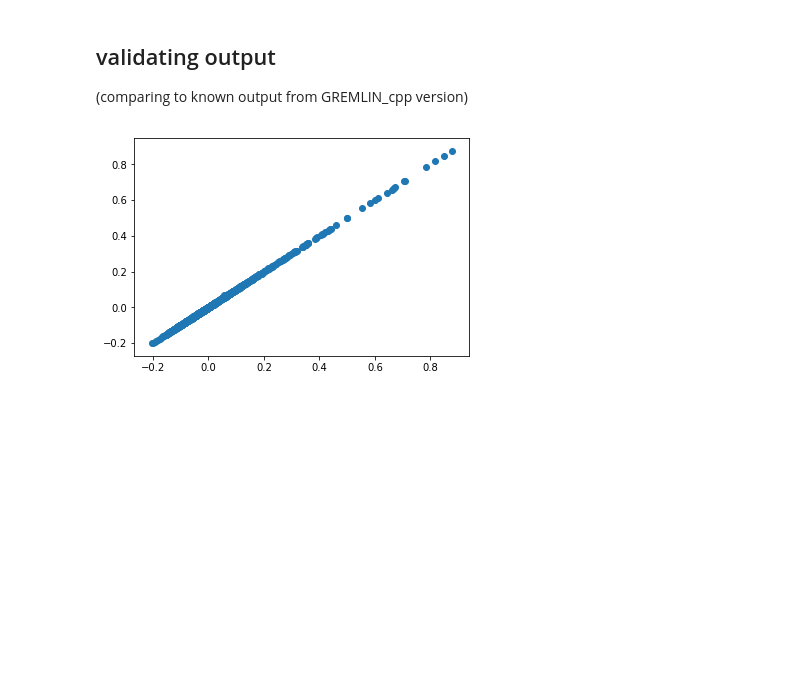
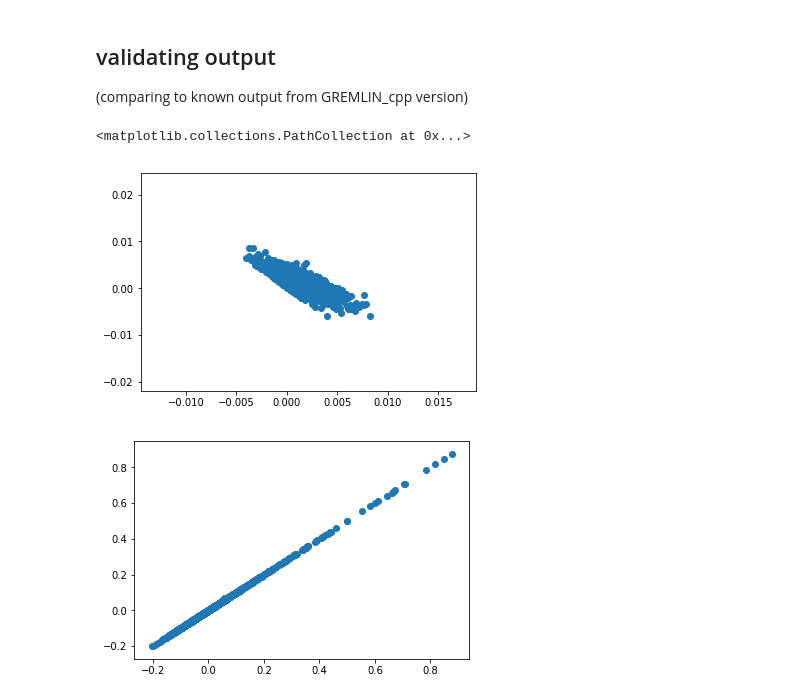
Before and after one commit to ayshaw/complexCorrection, a Jupyter notebook: GREMLIN_TF_v2.ipynb, the cells around one changed output. Saved outputs shown, nothing was run; the diff lists cells and outputs as text; code cells hidden in the pictures; blank space fills up the shorter version.

```diff
--- a/GREMLIN_TF_v2.ipynb
+++ b/GREMLIN_TF_v2.ipynb
@@ -491,6 +500,11 @@ for n in range(2):
 # %% [markdown]
 ## validating output
 (comparing to known output from GREMLIN_cpp version)
+# %%
+plt.scatter(mrf['wb'],mrf['wb_ini'])
+# %% [output]
+<matplotlib.collections.PathCollection at 0x...>
+[figure, added]
 # %%
 !wget -q -nc http://files.ipd.uw.edu/krypton/4FAZA.out
 # %%
```
Also changed, not shown: parts of 6 cells of this notebook.
